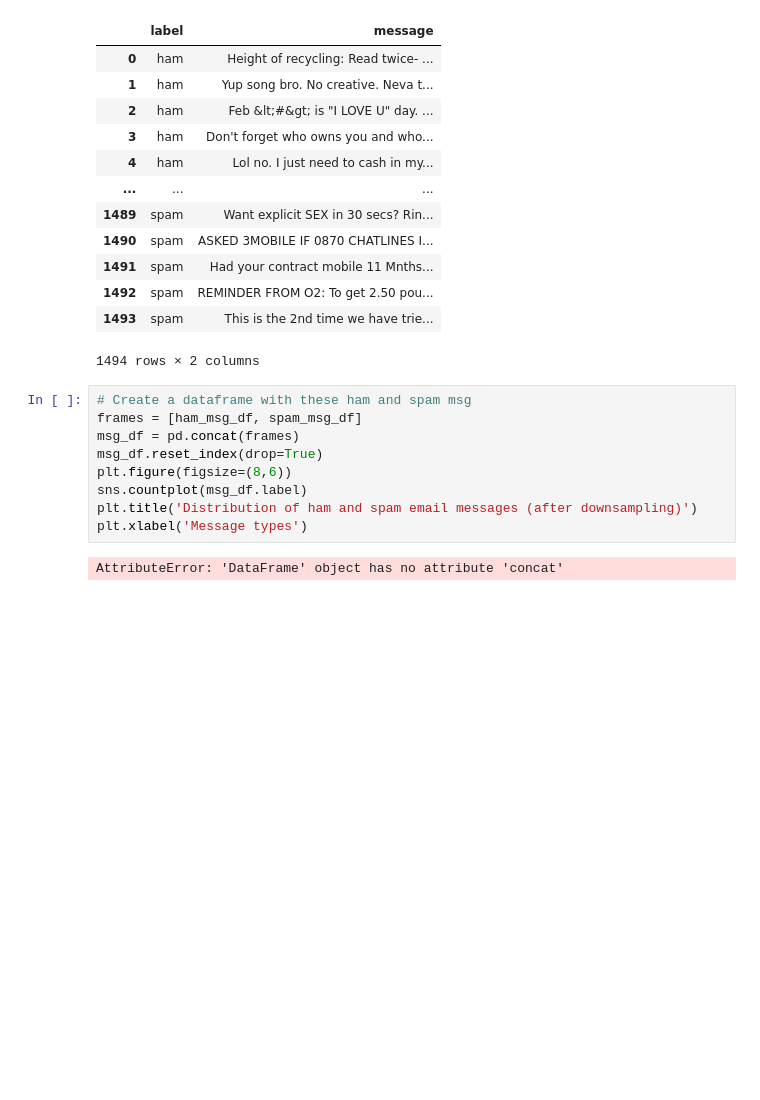
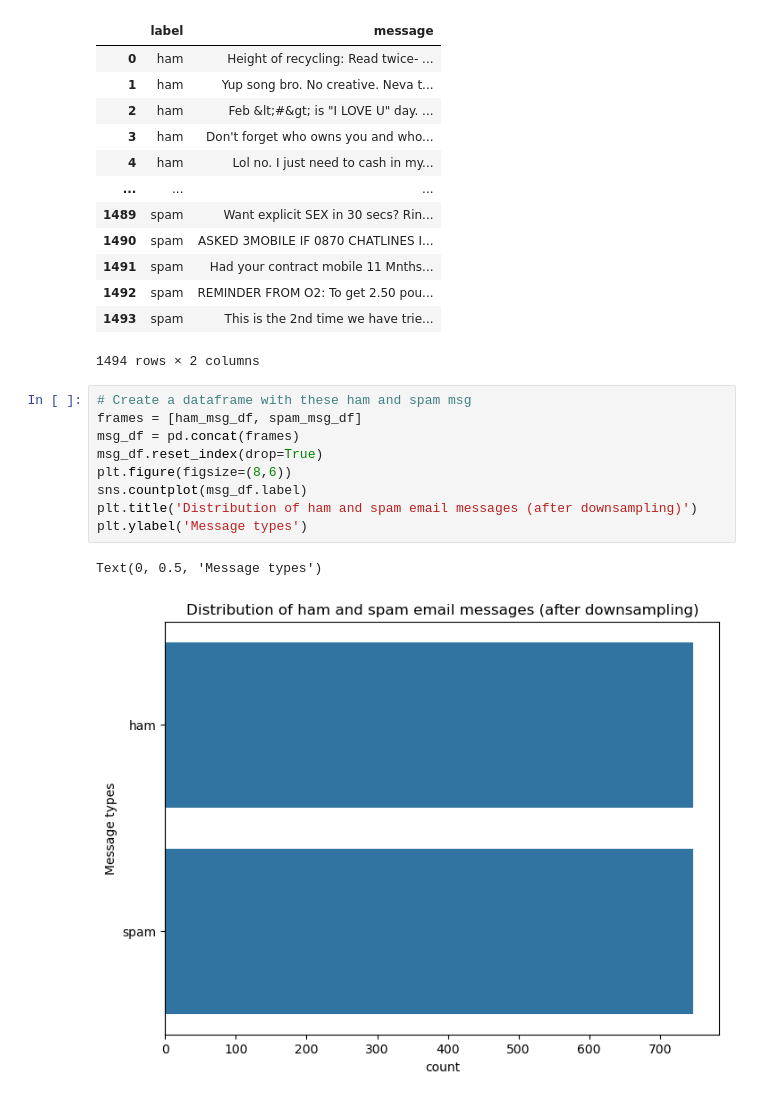
Before and after one commit to Prussia/playMachineLearning, a Jupyter notebook: jupyter/Spam_Detection.ipynb, the cells around one changed output. Saved outputs shown, nothing was run; the diff lists cells and outputs as text; blank space fills up the shorter version.

```diff
--- a/jupyter/Spam_Detection.ipynb
+++ b/jupyter/Spam_Detection.ipynb
@@ -134,11 +134,12 @@ print(ham_msg_df.shape, spam_msg_df.shape)
 # %%
 # Create a dataframe with these ham and spam msg
 frames = [ham_msg_df, spam_msg_df]
 msg_df = pd.concat(frames)
 msg_df.reset_index(drop=True)
 plt.figure(figsize=(8,6))
 sns.countplot(msg_df.label)
 plt.title('Distribution of ham and spam email messages (after downsampling)')
-plt.xlabel('Message types')
+plt.ylabel('Message types')
 # %% [output]
-AttributeError: 'DataFrame' object has no attribute 'concat'
+Text(0, 0.5, 'Message types')
+[figure, added]
```
Also changed, not shown: parts of 7 cells of this notebook.
